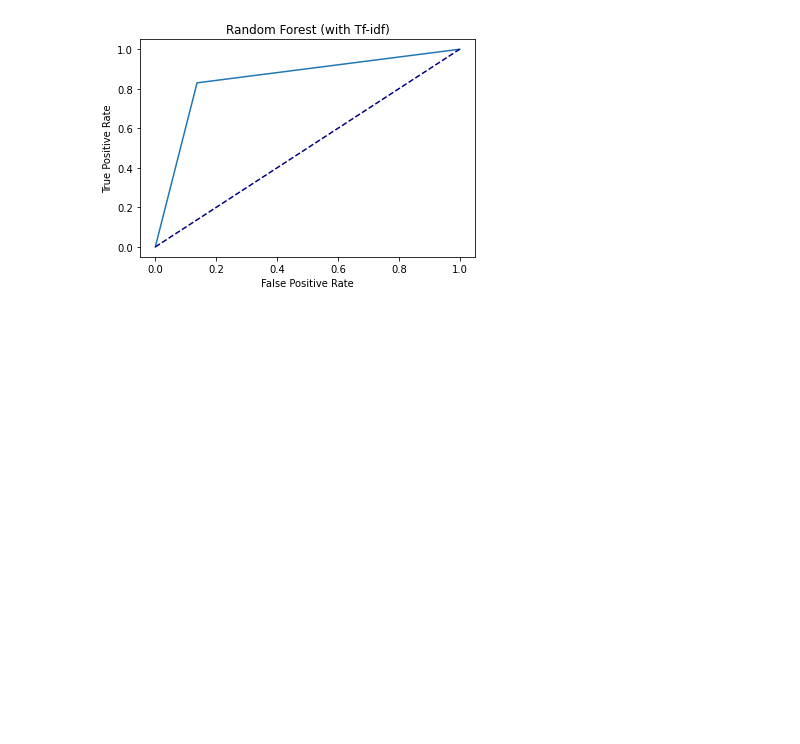
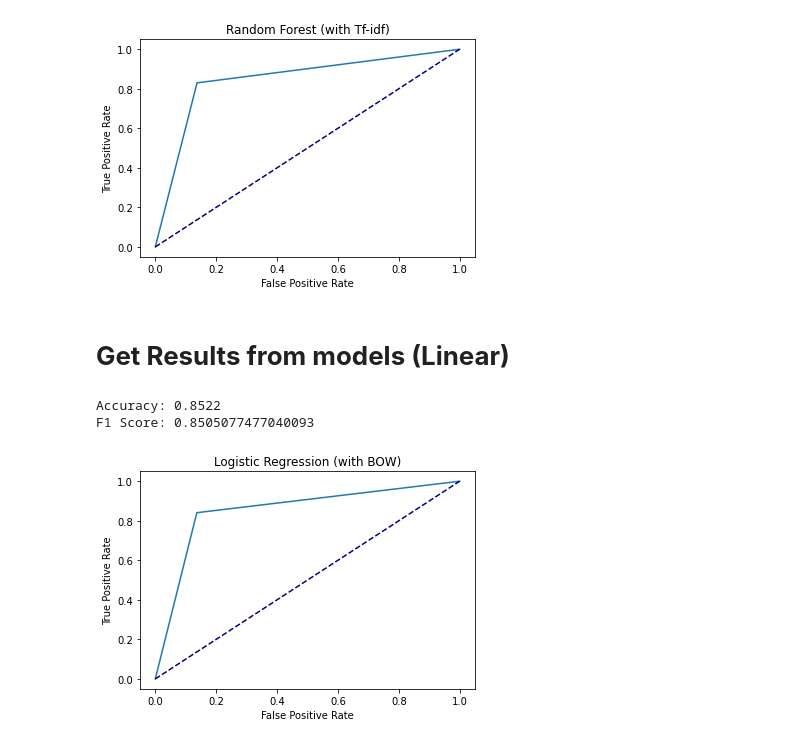
Before and after one commit to therealcs1010/CS4248-Project, a Jupyter notebook: Fatin/Fatin.ipynb, the cells around one changed output. Cells and saved outputs as stored; diff of their text form; code cells hidden in the pictures; blank space fills up the shorter version.

```diff
--- a/Fatin/Fatin.ipynb
+++ b/Fatin/Fatin.ipynb
@@ -257,3 +368,5 @@ get_plot(test_sentiment, preds, 'Random Forest (with Tf-idf)', 'random_forest_tf
 Accuracy: 0.8464
 F1 Score: 0.8438389589263928
 [figure]
+# %% [markdown]
+# **Get Results from models (Linear)**
@@ -259,0 +375,10 @@ F1 Score: 0.8438389589263928
+# %%
+model = LogisticRegression(random_state=4248, max_iter=4248)
+model.fit(train_bow, train_sentiment)
+preds = model.predict(test_bow)
+get_metrics(test_sentiment, preds)
+get_plot(test_sentiment, preds, 'Logistic Regression (with BOW)', 'logistic_regression_bow')
+# %% [output]
+Accuracy: 0.8522
+F1 Score: 0.8505077477040093
+[figure, added]
```
Also changed, not shown: parts of 43 cells of this notebook.
